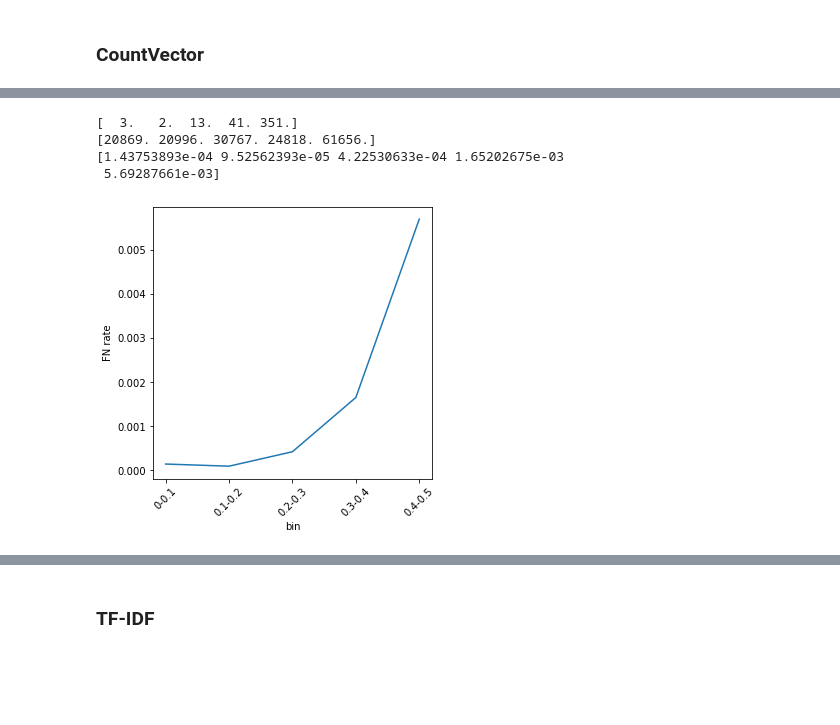
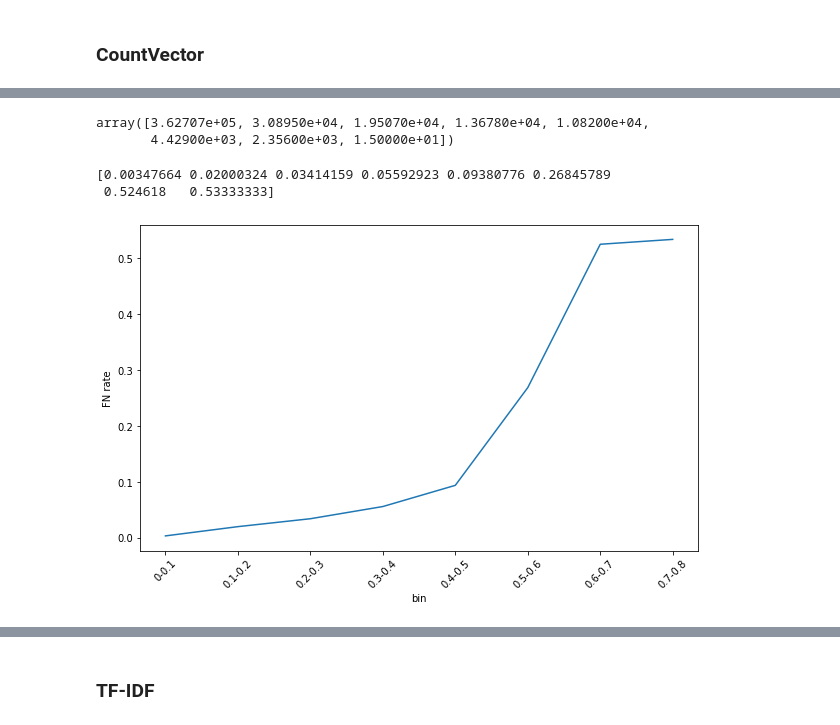
Before and after one commit to lkqnaruto/model_monitoring, a Jupyter notebook: 4_baseline_modeling.ipynb, the cells around one changed output, grey strips where cells are left out. Cells and saved outputs as stored; diff of their text form; code cells hidden in the pictures; blank space fills up the shorter version.

```diff
--- a/4_baseline_modeling.ipynb
+++ b/4_baseline_modeling.ipynb
@@ -30,5 +400,5 @@ import matplotlib.pyplot as plt
 # %%
-df = pd.read_csv('complaints_processed_0721_train.csv')
+df = pd.read_csv('complaints_processed_0722_train.csv')
 # %%
 # df.drop(['Unnamed: 0'], axis=1, inplace=True)
 print(df['processed narrative'].isnull().sum())
@@ -154,10 +540,12 @@ grid_countvect.best_params_
 # %%
 X_train, X_val, y_train, y_val = train_test_split(X, y, test_size=0.2, random_state=100)
 pipe = Pipeline([('CountVect', CountVectorizer(stop_words='english',
-                                              ngram_range=(2, 3), min_df = 2, max_features=10000)),
-                   ('clf', LogisticRegression(penalty = 'l2', C=0.01, solver = 'liblinear', random_state=0,
-                                              fit_intercept=False, max_iter=100, class_weight = 'balanced'))
+                                              ngram_range=(2, 3), min_df = 2)),
+                 ('reducer', SelectKBest(f_classif, k=500000)),
+                   ('clf', LogisticRegression(penalty = 'l2', C=0.1, solver = 'liblinear', random_state=0,
+                                              fit_intercept=False, max_iter=300, class_weight = 'balanced'))
                     ])
+#max_features=50000
 model_lr = pipe.fit(X_train, y_train)
 # %%
 def proba_to_classes(y_scores, t):
@@ -250,32 +681,36 @@ for index, (label, label_hat) in enumerate(zip(y_test, y_hat)):
+# %%
+plt.figure(figsize = (10, 6))
+pred_Nn, _, _ = plt.hist(pred_neg, bins=8, range = [0,0.8])
+plt.close()
+# print(pred_Nn)
+# %%
+np.array(pred_Nn)
+# %% [output]
+array([3.62707e+05, 3.08950e+04, 1.95070e+04, 1.36780e+04, 1.08200e+04,
+       4.42900e+03, 2.35600e+03, 1.50000e+01])
 # %%
-FNn, bins, _ = plt.hist(FNs_pred_proba, bins=5, range = [0,0.5])
-print(FNn)
-pred_Nn, _, _ = plt.hist(pred_neg, bins=5, range = [0,0.5])
-print(pred_Nn)
 FN_rate = np.divide(np.array(FNn), np.array(pred_Nn))
 print(FN_rate)
 plt.close()
-plt.figure(figsize = (5, 5))
+plt.figure(figsize = (10, 6))
 plt.plot(FN_rate)
-plt.xticks(np.arange(5), ["0-0.1",
+plt.xticks(np.arange(8), ["0-0.1",
                           "0.1-0.2",
                           "0.2-0.3",
                           "0.3-0.4",
-                          "0.4-0.5"],
-                        rotation=45)
-#                           "0.5-0.6",
-#                           "0.6-0.7",
-#                           "0.7-0.8"],
+                          "0.4-0.5",
+                          "0.5-0.6",
+                          "0.6-0.7",
+                          "0.7-0.8"],
+                           rotation=45)
 
 plt.ylabel('FN rate')
 plt.xlabel('bin')
 plt.show()
 # %% [output]
-[  3.   2.  13.  41. 351.]
-[20869. 20996. 30767. 24818. 61656.]
-[1.43753893e-04 9.52562393e-05 4.22530633e-04 1.65202675e-03
- 5.69287661e-03]
+[0.00347664 0.02000324 0.03414159 0.05592923 0.09380776 0.26845789
+ 0.524618   0.53333333]
-[figure, old version]
+[figure, new version]
 # %%
 FN_rate
 # %% [output]
```
Also changed, not shown: parts of 49 cells of this notebook.
